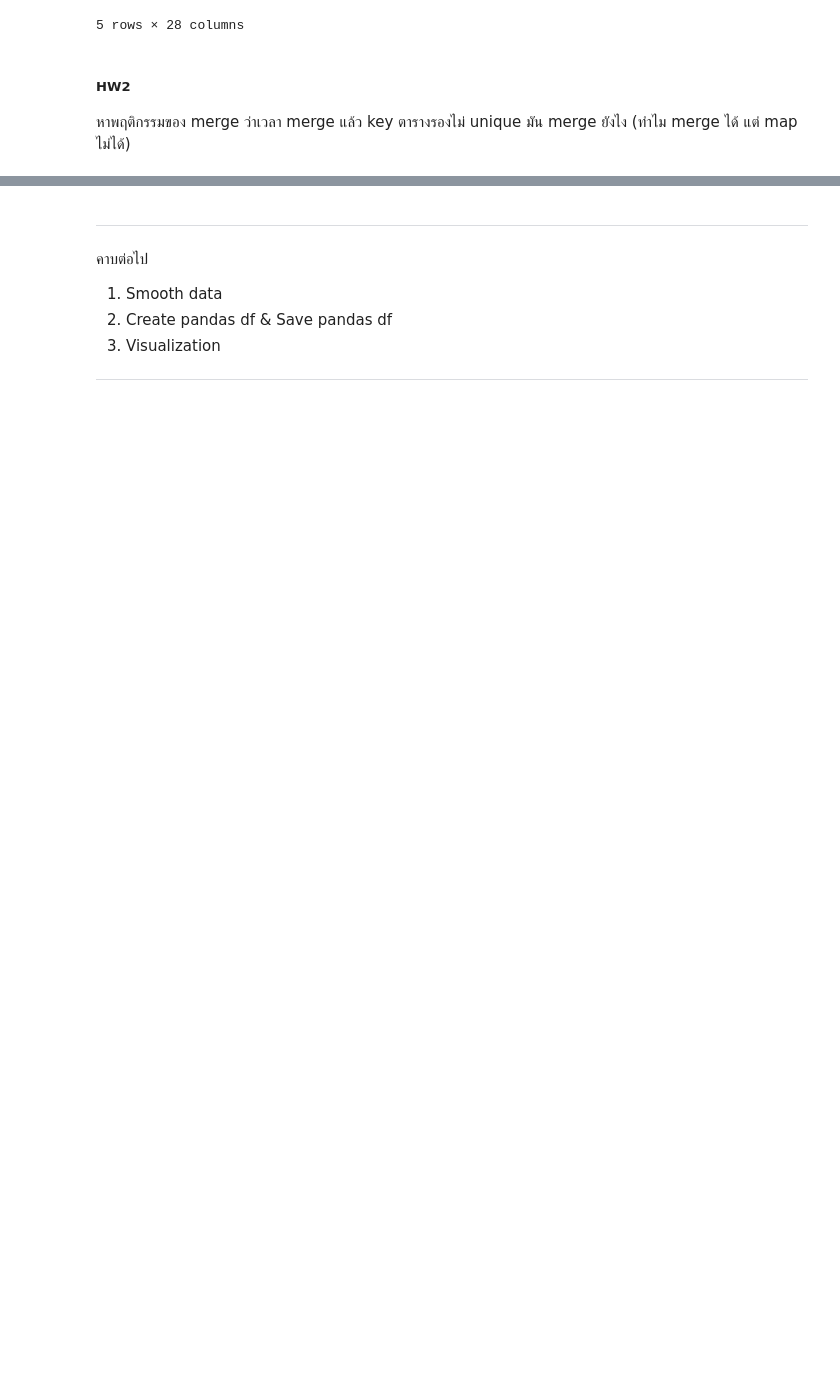
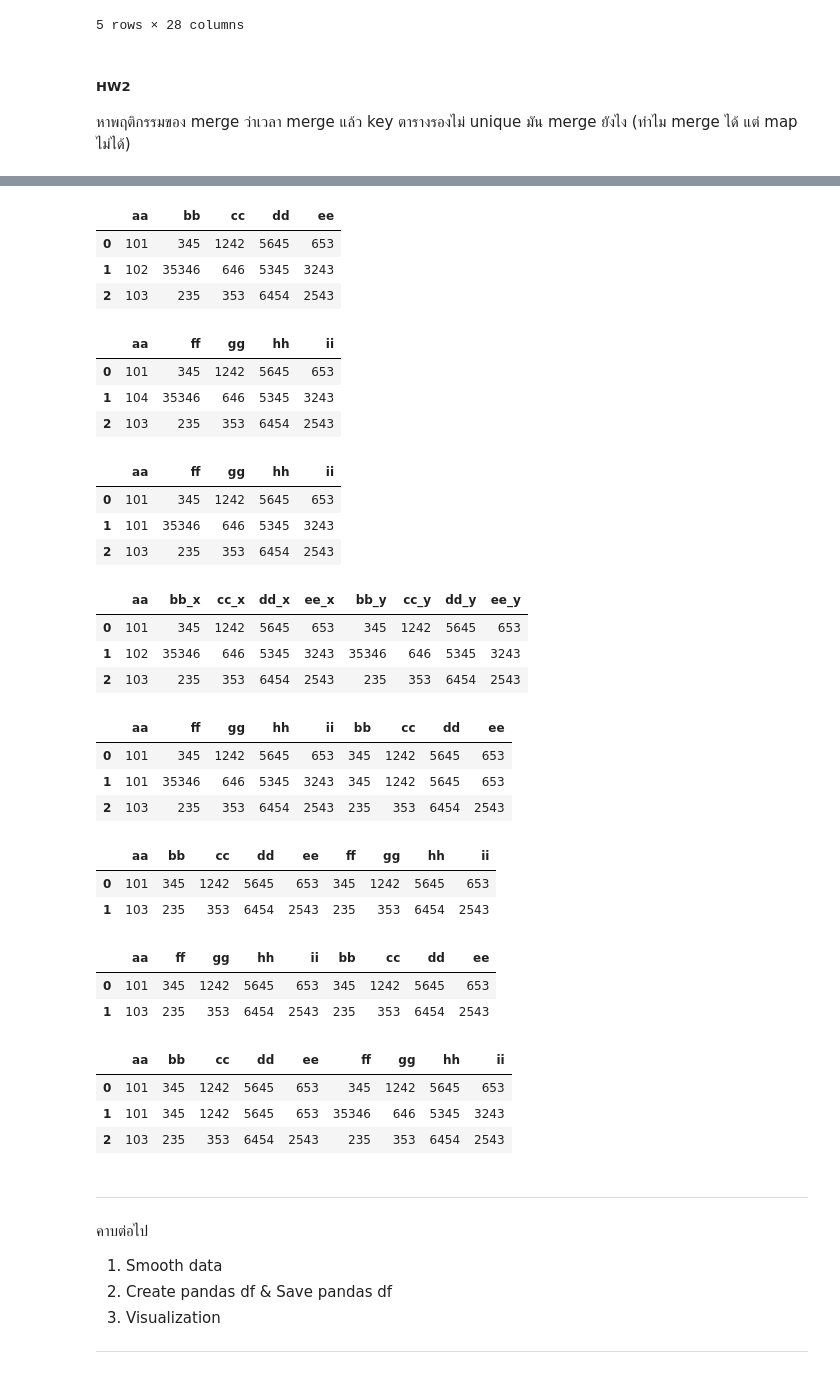
Before and after one commit to NahataiTep/DPDM65, a Jupyter notebook: pre_processing.ipynb, the cells around one changed output, grey strips where cells are left out. Cells and saved outputs as stored; diff of their text form; code cells hidden in the pictures; blank space fills up the shorter version.

```diff
--- a/pre_processing.ipynb
+++ b/pre_processing.ipynb
@@ -852,3 +858,66 @@ unit_df.head()
+# %%
+test1 = pd.read_csv('/content/drive/MyDrive/test1.csv')
+test2 = pd.read_csv('/content/drive/MyDrive/test2.csv')
+test3 = pd.read_csv('/content/drive/MyDrive/test3.csv')
+# %%
+test1
+# %% [output]
+|  | aa | bb | cc | dd | ee |
+| 0 | 101 | 345 | 1242 | 5645 | 653 |
+| 1 | 102 | 35346 | 646 | 5345 | 3243 |
+| 2 | 103 | 235 | 353 | 6454 | 2543 |
+# %%
+test2
+# %% [output]
+|  | aa | ff | gg | hh | ii |
+| 0 | 101 | 345 | 1242 | 5645 | 653 |
+| 1 | 104 | 35346 | 646 | 5345 | 3243 |
+| 2 | 103 | 235 | 353 | 6454 | 2543 |
+# %%
+test3
+# %% [output]
+|  | aa | ff | gg | hh | ii |
+| 0 | 101 | 345 | 1242 | 5645 | 653 |
+| 1 | 101 | 35346 | 646 | 5345 | 3243 |
+| 2 | 103 | 235 | 353 | 6454 | 2543 |
+# %%
+test11 = test1.merge(test1,left_on='aa',right_on='aa')
+test11
+# %% [output]
+|  | aa | bb_x | cc_x | dd_x | ee_x | bb_y | cc_y | dd_y | ee_y |
+| 0 | 101 | 345 | 1242 | 5645 | 653 | 345 | 1242 | 5645 | 653 |
+| 1 | 102 | 35346 | 646 | 5345 | 3243 | 35346 | 646 | 5345 | 3243 |
+| 2 | 103 | 235 | 353 | 6454 | 2543 | 235 | 353 | 6454 | 2543 |
+# %%
+test31 = test3.merge(test1,left_on='aa',right_on='aa')
+test31
+# %% [output]
+|  | aa | ff | gg | hh | ii | bb | cc | dd | ee |
+| 0 | 101 | 345 | 1242 | 5645 | 653 | 345 | 1242 | 5645 | 653 |
+| 1 | 101 | 35346 | 646 | 5345 | 3243 | 345 | 1242 | 5645 | 653 |
+| 2 | 103 | 235 | 353 | 6454 | 2543 | 235 | 353 | 6454 | 2543 |
+# %%
+test12 = test1.merge(test2,left_on='aa',right_on='aa')
+test12
+# %% [output]
+|  | aa | bb | cc | dd | ee | ff | gg | hh | ii |
+| 0 | 101 | 345 | 1242 | 5645 | 653 | 345 | 1242 | 5645 | 653 |
+| 1 | 103 | 235 | 353 | 6454 | 2543 | 235 | 353 | 6454 | 2543 |
+# %%
+test21 = test2.merge(test1,left_on='aa',right_on='aa')
+test21
+# %% [output]
+|  | aa | ff | gg | hh | ii | bb | cc | dd | ee |
+| 0 | 101 | 345 | 1242 | 5645 | 653 | 345 | 1242 | 5645 | 653 |
+| 1 | 103 | 235 | 353 | 6454 | 2543 | 235 | 353 | 6454 | 2543 |
+# %%
+test13 = test1.merge(test3,left_on='aa',right_on='aa')
+test13
+# %% [output]
+|  | aa | bb | cc | dd | ee | ff | gg | hh | ii |
+| 0 | 101 | 345 | 1242 | 5645 | 653 | 345 | 1242 | 5645 | 653 |
+| 1 | 101 | 345 | 1242 | 5645 | 653 | 35346 | 646 | 5345 | 3243 |
+| 2 | 103 | 235 | 353 | 6454 | 2543 | 235 | 353 | 6454 | 2543 |
 # %% [markdown]
 ***
 คาบต่อไป
```
Also changed, not shown: parts of 1 cell of this notebook.
